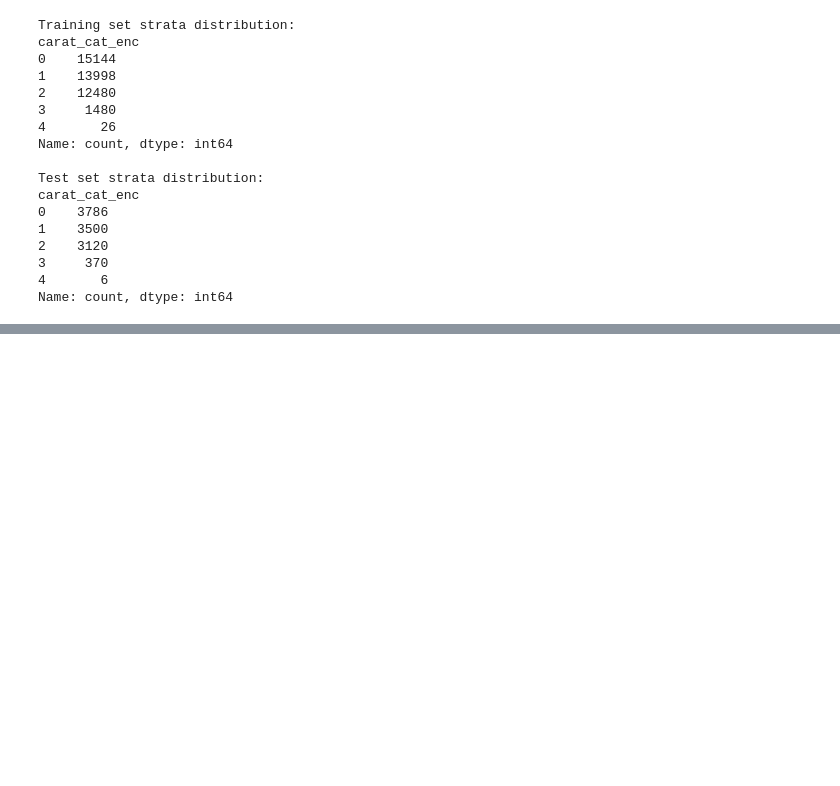
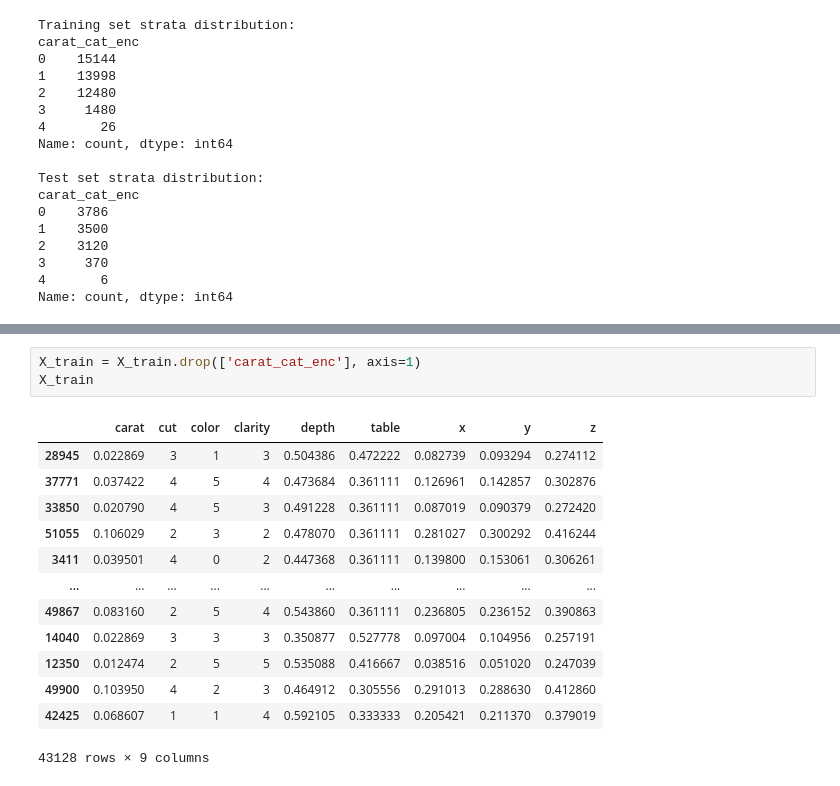
Before and after one commit to bellaofficial23/Projeto_AI, a Jupyter notebook: Projeto_AI.ipynb, the cells around one changed output, grey strips where cells are left out. Drawn from its saved outputs; the diff is of its cells as text; blank space fills up the shorter version.

```diff
--- a/Projeto_AI.ipynb
+++ b/Projeto_AI.ipynb
@@ -269,0 +300,17 @@ Name: count, dtype: int64
+# %%
+X_train = X_train.drop(['carat_cat_enc'], axis=1)
+X_train
+# %% [output]
+|  | carat | cut | color | clarity | depth | table | x | y | z |
+| 28945 | 0.022869 | 3 | 1 | 3 | 0.504386 | 0.472222 | 0.082739 | 0.093294 | 0.274112 |
+| 37771 | 0.037422 | 4 | 5 | 4 | 0.473684 | 0.361111 | 0.126961 | 0.142857 | 0.302876 |
+| 33850 | 0.020790 | 4 | 5 | 3 | 0.491228 | 0.361111 | 0.087019 | 0.090379 | 0.272420 |
+| 51055 | 0.106029 | 2 | 3 | 2 | 0.478070 | 0.361111 | 0.281027 | 0.300292 | 0.416244 |
+| 3411 | 0.039501 | 4 | 0 | 2 | 0.447368 | 0.361111 | 0.139800 | 0.153061 | 0.306261 |
+| ... | ... | ... | ... | ... | ... | ... | ... | ... | ... |
+| 49867 | 0.083160 | 2 | 5 | 4 | 0.543860 | 0.361111 | 0.236805 | 0.236152 | 0.390863 |
+| 14040 | 0.022869 | 3 | 3 | 3 | 0.350877 | 0.527778 | 0.097004 | 0.104956 | 0.257191 |
+| 12350 | 0.012474 | 2 | 5 | 5 | 0.535088 | 0.416667 | 0.038516 | 0.051020 | 0.247039 |
+| 49900 | 0.103950 | 4 | 2 | 3 | 0.464912 | 0.305556 | 0.291013 | 0.288630 | 0.412860 |
+| 42425 | 0.068607 | 1 | 1 | 4 | 0.592105 | 0.333333 | 0.205421 | 0.211370 | 0.379019 |
+43128 rows × 9 columns
```
Also changed, not shown: parts of 22 cells of this notebook.
